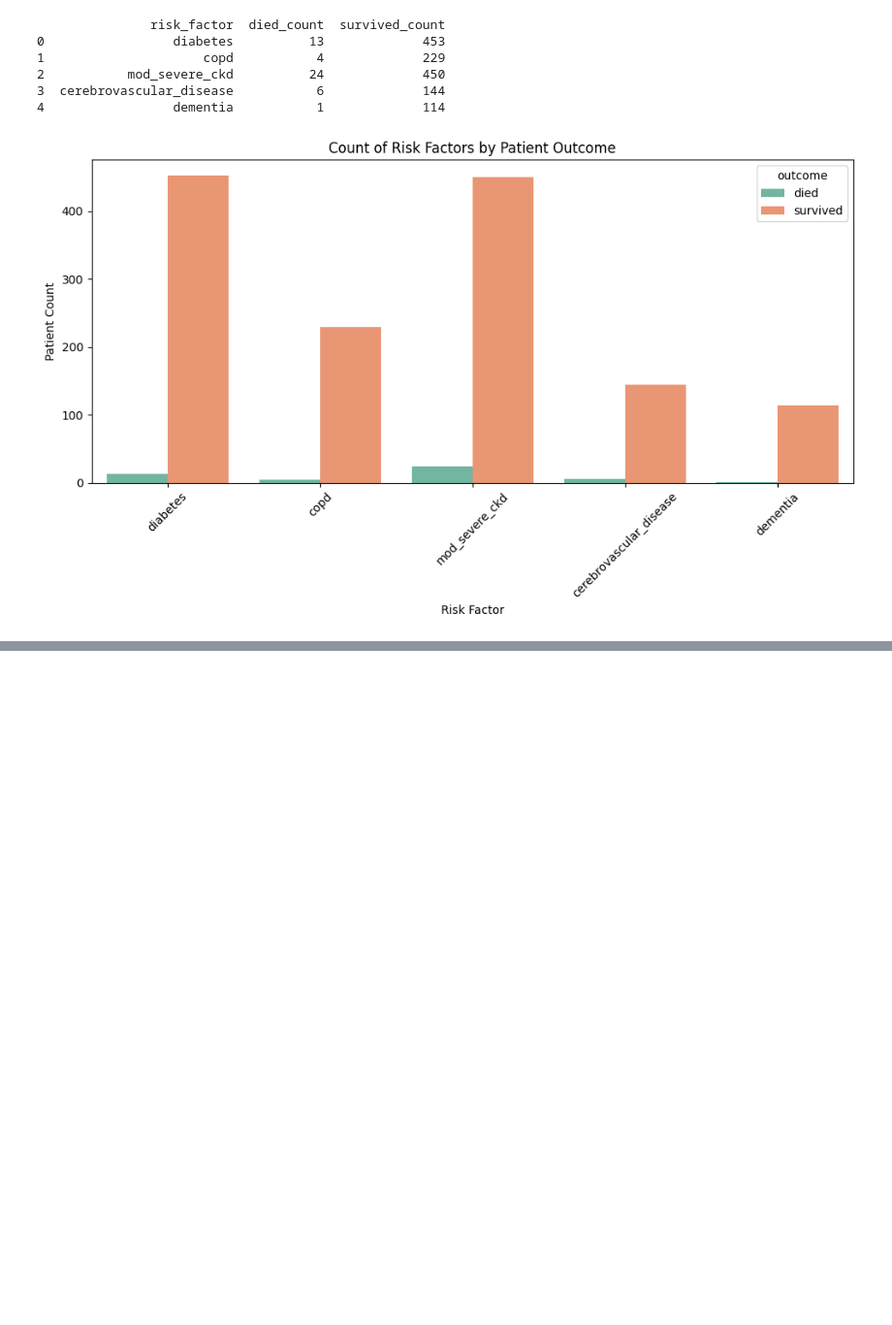
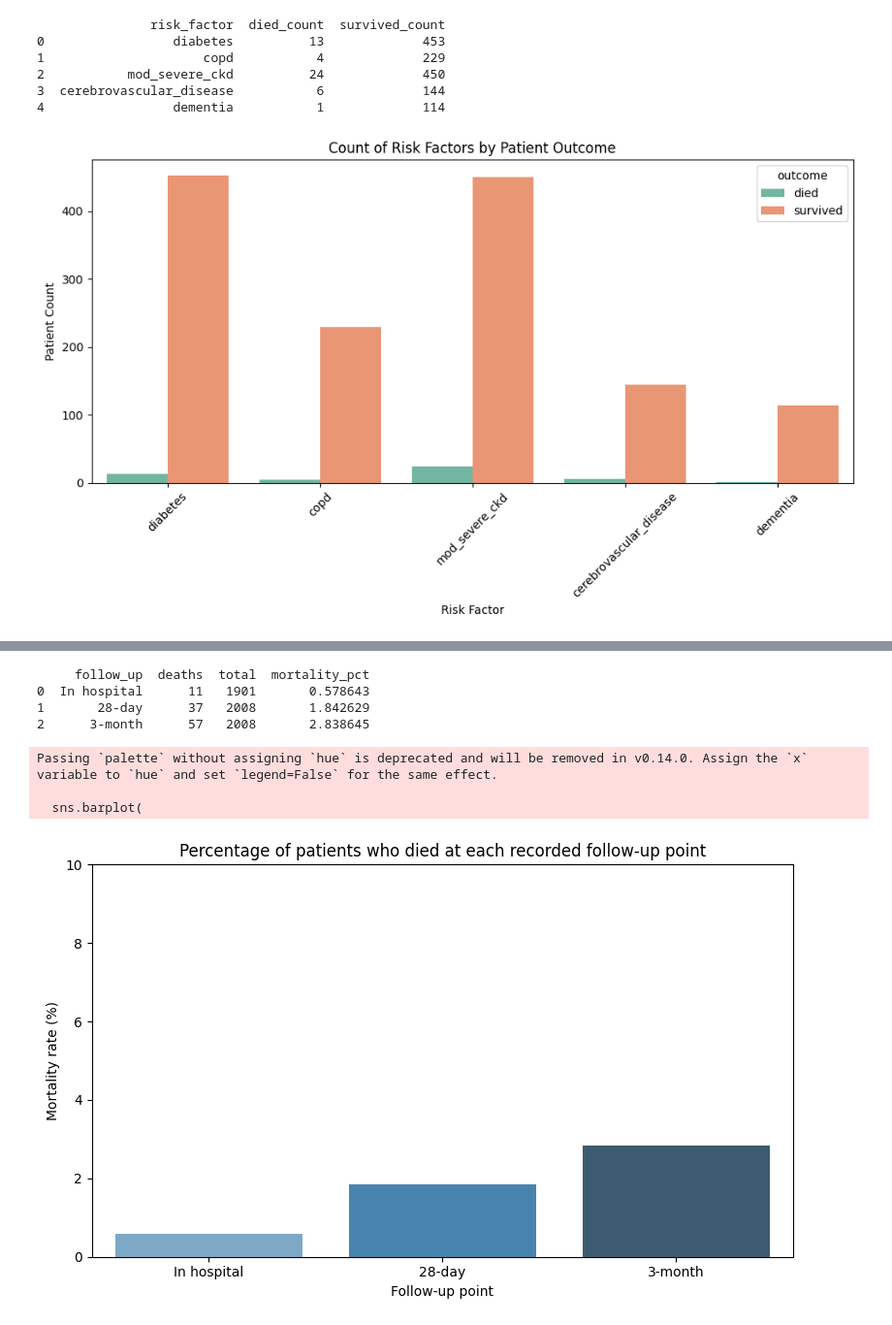
Before and after one commit to Yasasmini/Team3_PyCoders_PythonHackathon_SEP2026, a Jupyter notebook: Team3_PyCoders_Category2.Descriptive.ipynb, the cells around one changed output, grey strips where cells are left out. Shown at 97% size. Drawn from its saved outputs; the diff is of its cells as text; code cells hidden in the pictures; blank space fills up the shorter version.

```diff
--- a/Team3_PyCoders_Category2.Descriptive.ipynb
+++ b/Team3_PyCoders_Category2.Descriptive.ipynb
@@ -80,0 +210,73 @@ plt.show()
+# %%
+# identify the mortality columns available in the dataset
+# these are the follow-up points we can compare
+# in_hosp_outcome, mortality_28d, mortality_3mo
+
+# clean the binary outcome columns
+def to_binary_dead(value):
+    if pd.isna(value):
+        return pd.NA
+    s = str(value).strip().lower()
+    if s in ["dead", "death", "died", "1", "true", "yes"]:
+        return 1
+    elif s in ["alive", "0", "false", "no"]:
+        return 0
+    else:
+        return pd.NA
+
+hf_df["in_hospital_dead"] = hf_df["in_hosp_outcome"].apply(to_binary_dead)
+hf_df["mortality_28d"] = pd.to_numeric(hf_df["mortality_28d"], errors="coerce")
+hf_df["mortality_3mo"] = pd.to_numeric(hf_df["mortality_3mo"], errors="coerce")
+
+# choose the recorded follow-up points for comparison
+followup_map = {
+    "In hospital": "in_hospital_dead",
+    "28-day": "mortality_28d",
+    "3-month": "mortality_3mo"
+}
+
+summary = []
+
+for label, col in followup_map.items():
+    s = hf_df[col].dropna()
+    if s.empty:
+        continue
+
+    deaths = s.sum()
+    total = len(s)
+    pct = (deaths / total) * 100
+
+    summary.append({
+        "follow_up": label,
+        "deaths": int(deaths),
+        "total": int(total),
+        "mortality_pct": pct
+    })
+
+summary_df = pd.DataFrame(summary)
+
+print(summary_df)
+
+plt.figure(figsize=(8, 5))
+sns.barplot(
+    data=summary_df,
+    x="follow_up",
+    y="mortality_pct",
+    palette="Blues_d"
+)
+
+plt.title("Percentage of patients who died at each recorded follow-up point")
+plt.xlabel("Follow-up point")
+plt.ylabel("Mortality rate (%)")
+plt.ylim(0, max(summary_df["mortality_pct"].max() * 1.3, 10))
+plt.tight_layout()
+plt.show()
+# %% [output]
+     follow_up  deaths  total  mortality_pct
+0  In hospital      11   1901       0.578643
+1       28-day      37   2008       1.842629
+2      3-month      57   2008       2.838645
+Passing `palette` without assigning `hue` is deprecated and will be removed in v0.14.0. Assign the `x` variable to `hue` and set `legend=False` for the same effect.
+
+  sns.barplot(
+[figure, added]
```
Also changed, not shown: parts of 9 cells of this notebook.
